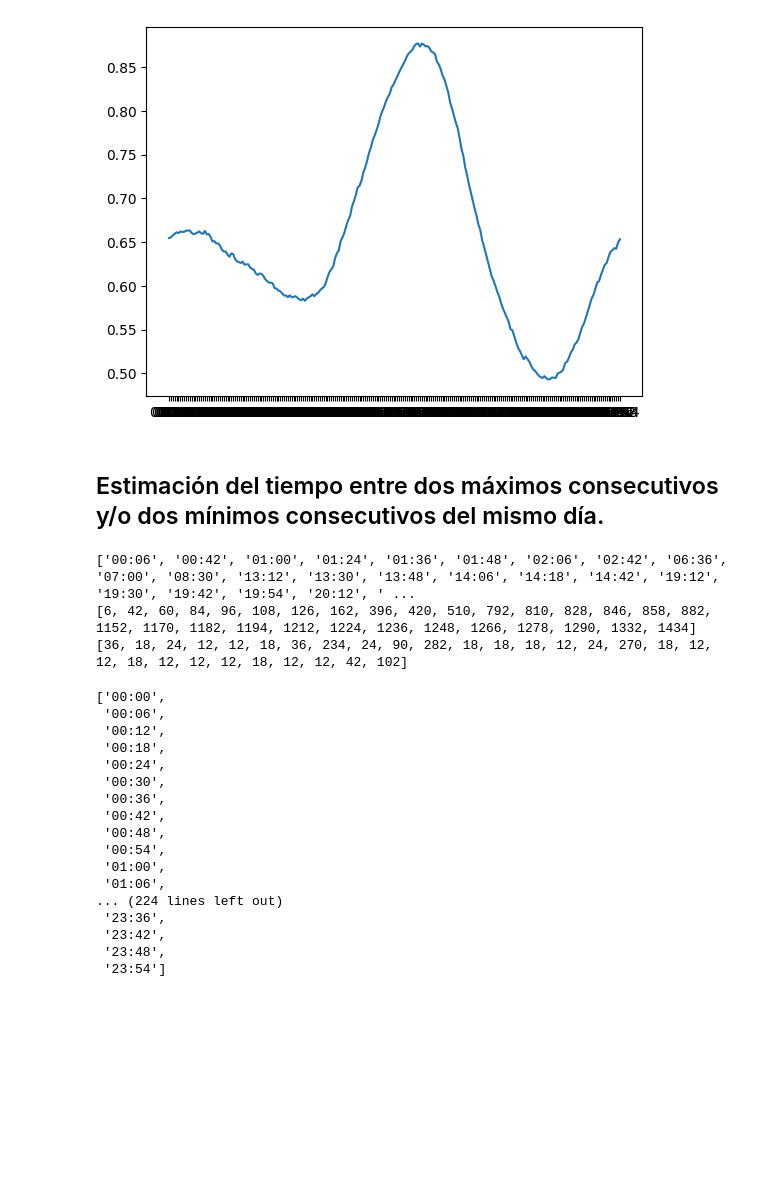
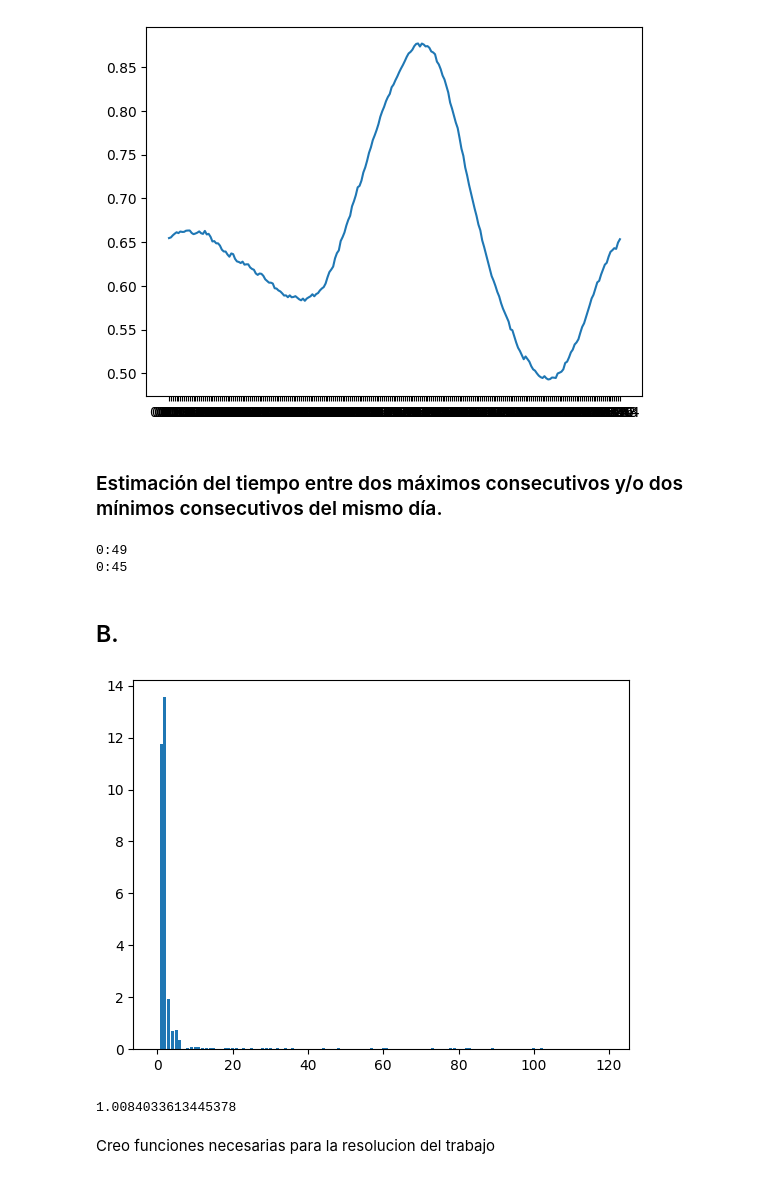
Before and after one commit to Ignacio0viedo/Analisis-de-mareas, a Jupyter notebook: tp Analisis Numerico.ipynb, the cells around one changed output. Saved outputs shown, nothing was run; the diff lists cells and outputs as text; code cells hidden in the pictures; blank space fills up the shorter version.

Commit message:
Trabajo finalizado

```diff
--- a/tp Analisis Numerico.ipynb
+++ b/tp Analisis Numerico.ipynb
@@ -17,8 +19,8 @@ data = pd.read_csv(ruta_del_archivo)
 # %% [markdown]
 Calculo el promedio de la altura de las mareas segun la hora del dia
 # %%
-promedios_por_categoria = data.groupby('Time (GMT)')['Verified (m)'].mean()
-tiempos = promedios_por_categoria.index
+promedios_por_hora = data.groupby('Time (GMT)')['Verified (m)'].mean()
+tiempos = promedios_por_hora.index
 # %% [markdown]
 Grafico
 # %%
@@ -27,12 +29,12 @@ plt.show()
 # %% [output]
 [figure]
 # %% [markdown]
-## Estimación del tiempo entre dos máximos consecutivos y/o dos mínimos consecutivos del mismo día.
+### Estimación del tiempo entre dos máximos consecutivos y/o dos mínimos consecutivos del mismo día.
 # %%
-categoria_deseada = '2021/01/01'
+fecha = '2021/01/01'
 
 # Utiliza groupby() para agrupar por la columna 'Date' y luego get_group() para obtener los registros de la categoría deseada
-registros_categoria_deseada = data.groupby('Date').get_group(categoria_deseada)
+registros_categoria_deseada = data.groupby('Date').get_group(fecha)
 
 tiempos = registros_categoria_deseada['Time (GMT)'].tolist()
 alturas = registros_categoria_deseada['Verified (m)'].tolist()
@@ -67,6 +69,15 @@ def tiempo_a_int(strings):
         nuevo_array.append(minutos)
     return nuevo_array
 
+def tiempo_a_strings(ints):
+    tiempo = round(ints)
+    horas = tiempo // 60
+    minutos = tiempo % 60
+    horas = str(horas)
+    minutos = str(minutos)
+    tiempo = horas + ':' + minutos
+    return tiempo
+
 def calculador_diferencias(tiempos):
     array_diferencias = []
     for i in range(0,len(tiempos)-1,1):
@@ -74,34 +85,34 @@ def calculador_diferencias(tiempos):
         array_diferencias.append(diferencia)
     return array_diferencias
 
-tiempos_en_minutos = tiempo_a_int(maximos)
-diferencia_de_maximos = calculador_diferencias(tiempos_en_minutos)
+tiempos_en_minutos_maximos = tiempo_a_int(maximos)
+tiempos_en_minutos_minimos = tiempo_a_int(minimos)
+diferencia_de_maximos = calculador_diferencias(tiempos_en_minutos_maximos)
+diferencia_de_minimos = calculador_diferencias(tiempos_en_minutos_minimos)
+promedio_diferencia_maximos = np.mean(diferencia_de_maximos)
+promedio_diferencia_minimos = np.mean(diferencia_de_minimos)
 
-print(maximos)
-print(tiempos_en_minutos)
-print(diferencia_de_maximos)
+print(tiempo_a_strings(promedio_diferencia_maximos))
+print(tiempo_a_strings(promedio_diferencia_minimos))
 # %% [output]
-['00:06', '00:42', '01:00', '01:24', '01:36', '01:48', '02:06', '02:42', '06:36', '07:00', '08:30', '13:12', '13:30', '13:48', '14:06', '14:18', '14:42', '19:12', '19:30', '19:42', '19:54', '20:12', ' ...
-[6, 42, 60, 84, 96, 108, 126, 162, 396, 420, 510, 792, 810, 828, 846, 858, 882, 1152, 1170, 1182, 1194, 1212, 1224, 1236, 1248, 1266, 1278, 1290, 1332, 1434]
-[36, 18, 24, 12, 12, 18, 36, 234, 24, 90, 282, 18, 18, 18, 12, 24, 270, 18, 12, 12, 18, 12, 12, 12, 18, 12, 12, 42, 102]
+0:49
+0:45
-# %%
-tiempos = registros_categoria_deseada['Time (GMT)'].tolist()
-tiempos
-# %% [output]
-['00:00',
- '00:06',
- '00:12',
- '00:18',
- '00:24',
- '00:30',
- '00:36',
- '00:42',
- '00:48',
- '00:54',
- '01:00',
- '01:06',
-... (224 lines left out)
- '23:36',
- '23:42',
- '23:48',
- '23:54']
+# %% [markdown]
+## B.
+# %%
+transformada_fourier = abs(np.fft.fft(promedios_por_hora))
+transformada_fourier[0]=0
+mitad = transformada_fourier[:120]
+x = np.arange(mitad.size)
+plt.bar(x,mitad)
+plt.show()
+# %% [output]
+[figure, added]
+# %%
+frecuencia_mayor = np.argmax(transformada_fourier)
+periodo = len(promedios_por_hora)/frecuencia_mayor
+periodo
+# %% [output]
+1.0084033613445378
+# %% [markdown]
+Creo funciones necesarias para la resolucion del trabajo
```
Also changed, not shown: parts of 52 cells of this notebook.
